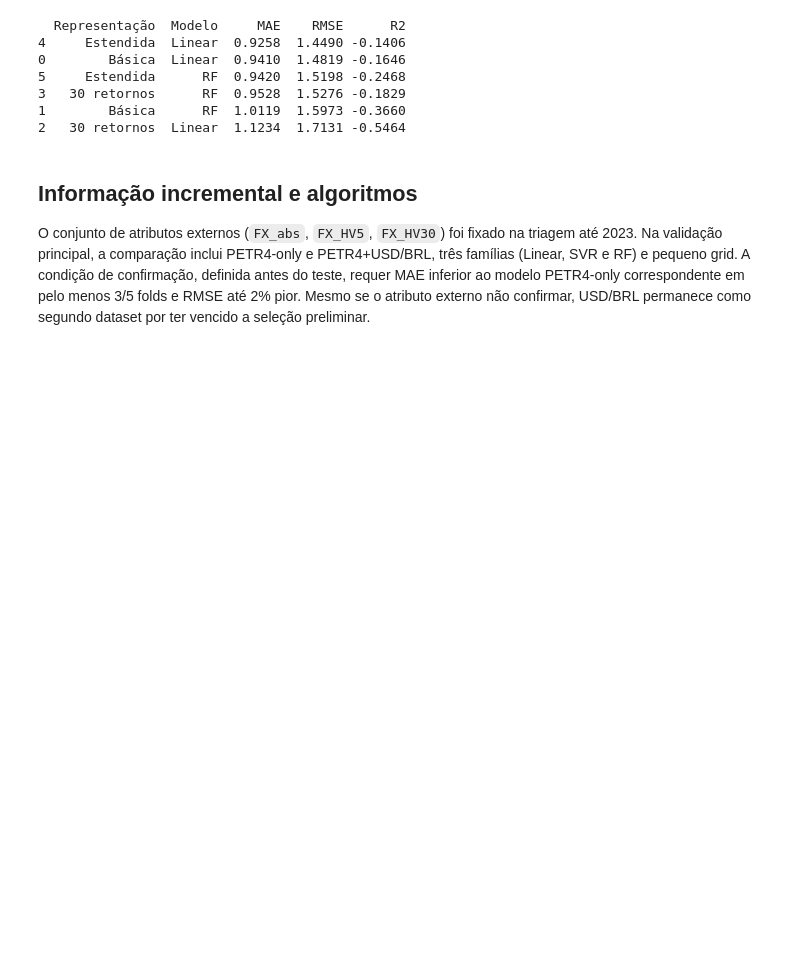
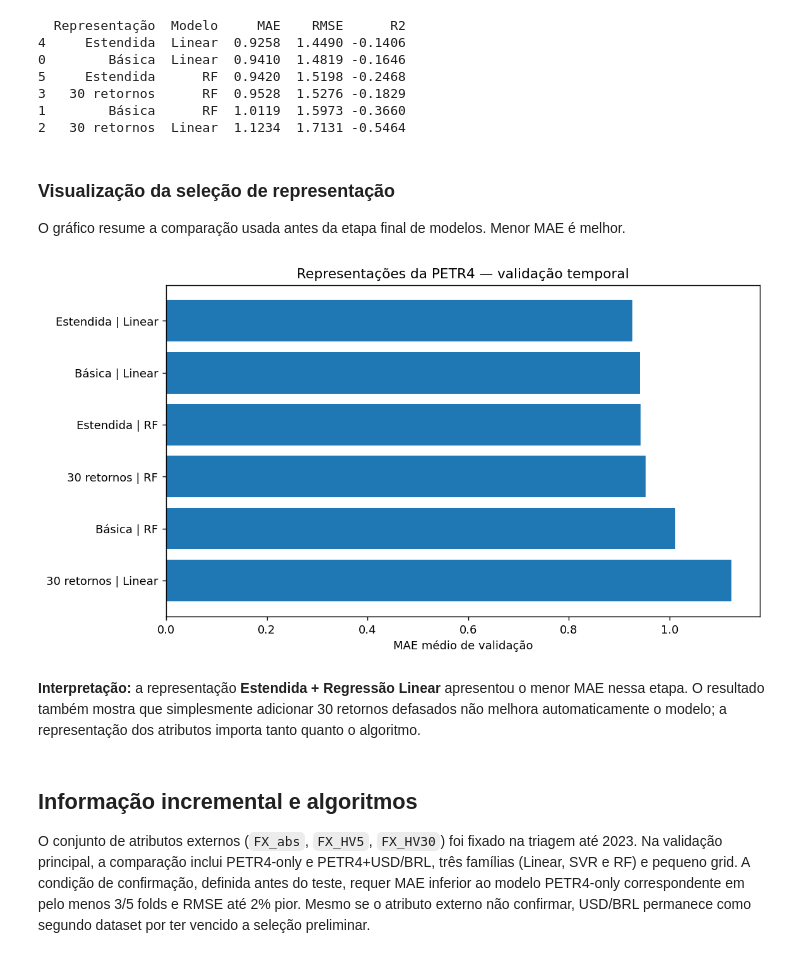
Before and after one commit to alvarobonifacio1980/Analise-de-Dados, a Jupyter notebook: projetos/03_AM_PETR4_USDBRL.ipynb, the cells around one changed output. Drawn from its saved outputs; the diff is of its cells as text; code cells hidden in the pictures; blank space fills up the shorter version.

Commit message:
Revisa 03_AM_PETR4_USDBRL.ipynb com visualizações e interpretação

```diff
--- a/projetos/03_AM_PETR4_USDBRL.ipynb
+++ b/projetos/03_AM_PETR4_USDBRL.ipynb
@@ -173,6 +173,24 @@ Representação selecionada: Estendida atributos: ['ret', 'absret', 'sqret', 'am
 3   30 retornos      RF  0.9528  1.5276 -0.1829
 1        Básica      RF  1.0119  1.5973 -0.3660
 2   30 retornos  Linear  1.1234  1.7131 -0.5464
+# %% [markdown]
+### Visualização da seleção de representação
+
+O gráfico resume a comparação usada antes da etapa final de modelos. Menor MAE é melhor.
+# %%
+repr_plot = reprtab.copy()
+repr_plot["Rótulo"] = repr_plot["Representação"] + " | " + repr_plot["Modelo"]
+repr_plot = repr_plot.sort_values("MAE", ascending=False)
+
+plt.figure(figsize=(9, 5))
+plt.barh(repr_plot["Rótulo"], repr_plot["MAE"])
+plt.title("Representações da PETR4 — validação temporal")
+plt.xlabel("MAE médio de validação")
+plt.show()
+# %% [output]
+[figure, added]
+# %% [markdown]
+**Interpretação:** a representação **Estendida + Regressão Linear** apresentou o menor MAE nessa etapa. O resultado também mostra que simplesmente adicionar 30 retornos defasados não melhora automaticamente o modelo; a representação dos atributos importa tanto quanto o algoritmo.
 # %% [markdown]
 ## Informação incremental e algoritmos
 O conjunto de atributos externos (`FX_abs`, `FX_HV5`, `FX_HV30`) foi fixado na triagem até 2023. Na validação principal, a comparação inclui PETR4-only e PETR4+USD/BRL, três famílias (Linear, SVR e RF) e pequeno grid. A condição de confirmação, definida antes do teste, requer MAE inferior ao modelo PETR4-only correspondente em pelo menos 3/5 folds e RMSE até 2% pior. Mesmo se o atributo externo não confirmar, USD/BRL permanece como segundo dataset por ter vencido a seleção preliminar.
```
Also changed, not shown: parts of 9 cells of this notebook.
